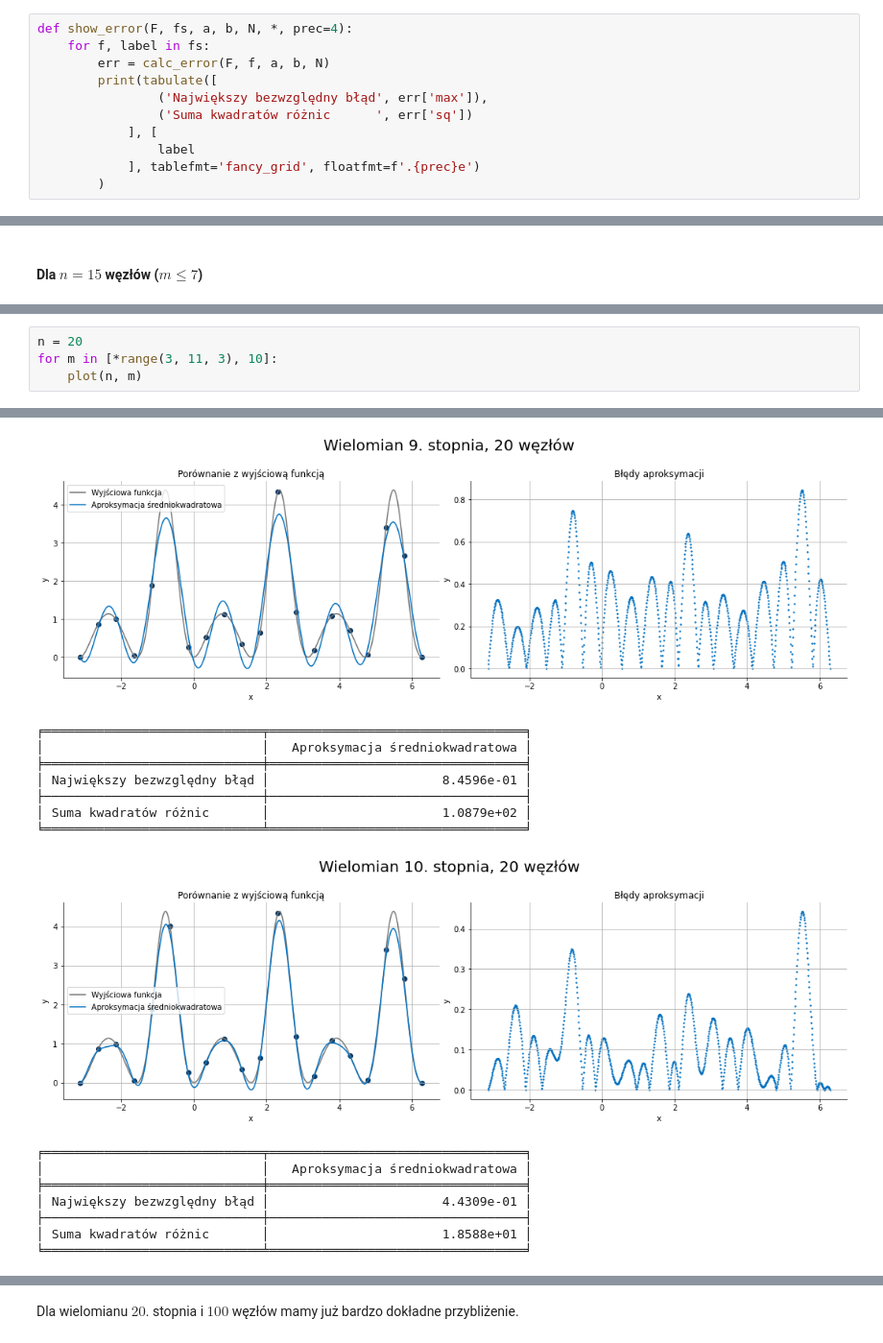
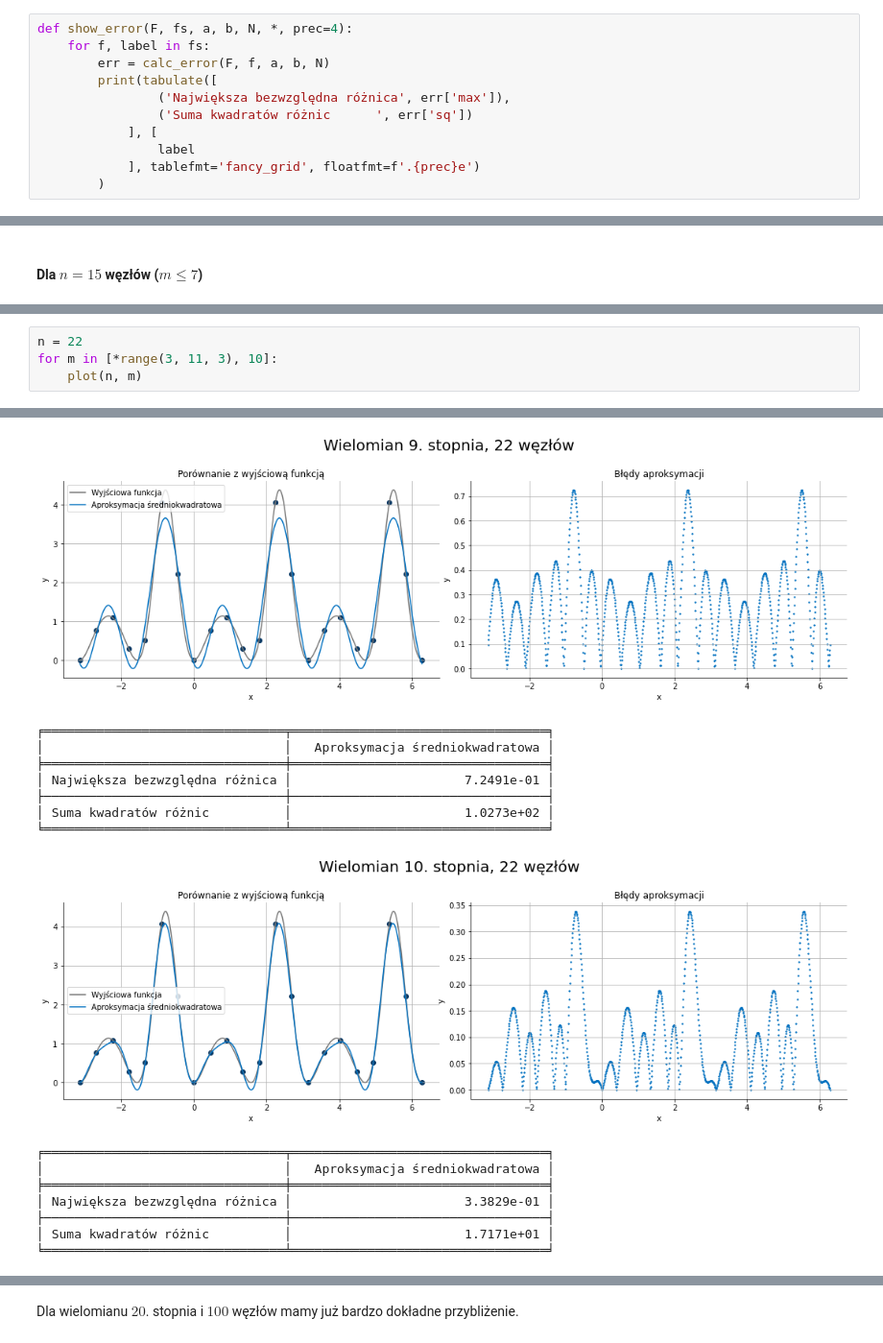
Before and after one commit to MatiPl01/Metody-Obliczeniowe-w-Nauce-i-Technice, a Jupyter notebook: 6. Laboratorium/MOwNiT - Aproksymacja średniokwadratowa trygonometryczna.ipynb, the cells around one changed output, grey strips where cells are left out. Shown at 96% size. Drawn from its saved outputs; the diff is of its cells as text.

```diff
--- a/6. Laboratorium/MOwNiT - Aproksymacja średniokwadratowa trygonometryczna.ipynb
+++ b/6. Laboratorium/MOwNiT - Aproksymacja średniokwadratowa trygonometryczna.ipynb
@@ -68,7 +68,7 @@ def show_error(F, fs, a, b, N, *, prec=4):
     for f, label in fs:
         err = calc_error(F, f, a, b, N)
         print(tabulate([
-                ('Największy bezwzględny błąd', err['max']),
+                ('Największa bezwzględna różnica', err['max']),
                 ('Suma kwadratów różnic      ', err['sq'])
             ], [
                 label
@@ -516,5 +516,5 @@ Dla $20$ węzłów i wielomainu $10$ stopnia, przybliżenie jest już dokłane.
 # %%
-n = 20
+n = 22
 for m in [*range(3, 11, 3), 10]:
     plot(n, m)
 # %% [output]
@@ -537,17 +537,17 @@ for m in [*range(3, 11, 3), 10]:
-[figure, old version]
+[figure, new version]
-╒═════════════════════════════╤══════════════════════════════════╕
-│                             │   Aproksymacja średniokwadratowa │
-╞═════════════════════════════╪══════════════════════════════════╡
-│ Największy bezwzględny błąd │                       8.4596e-01 │
-├─────────────────────────────┼──────────────────────────────────┤
-│ Suma kwadratów różnic       │                       1.0879e+02 │
-╘═════════════════════════════╧══════════════════════════════════╛
+╒════════════════════════════════╤══════════════════════════════════╕
+│                                │   Aproksymacja średniokwadratowa │
+╞════════════════════════════════╪══════════════════════════════════╡
+│ Największa bezwzględna różnica │                       7.2491e-01 │
+├────────────────────────────────┼──────────────────────────────────┤
+│ Suma kwadratów różnic          │                       1.0273e+02 │
+╘════════════════════════════════╧══════════════════════════════════╛
-[figure, old version]
+[figure, new version]
-╒═════════════════════════════╤══════════════════════════════════╕
-│                             │   Aproksymacja średniokwadratowa │
-╞═════════════════════════════╪══════════════════════════════════╡
-│ Największy bezwzględny błąd │                       4.4309e-01 │
-├─────────────────────────────┼──────────────────────────────────┤
-│ Suma kwadratów różnic       │                       1.8588e+01 │
-╘═════════════════════════════╧══════════════════════════════════╛
+╒════════════════════════════════╤══════════════════════════════════╕
+│                                │   Aproksymacja średniokwadratowa │
+╞════════════════════════════════╪══════════════════════════════════╡
+│ Największa bezwzględna różnica │                       3.3829e-01 │
+├────────────────────────────────┼──────────────────────────────────┤
+│ Suma kwadratów różnic          │                       1.7171e+01 │
+╘════════════════════════════════╧══════════════════════════════════╛
 # %% [markdown]
```
Also changed, not shown: parts of 35 cells of this notebook, 2 other files.
